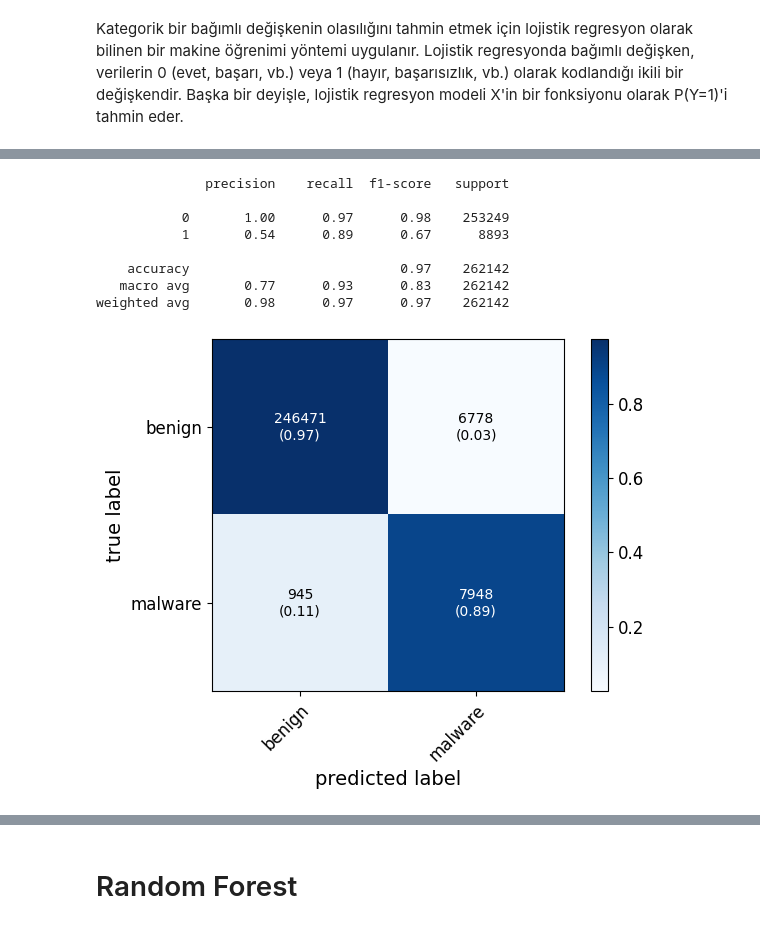
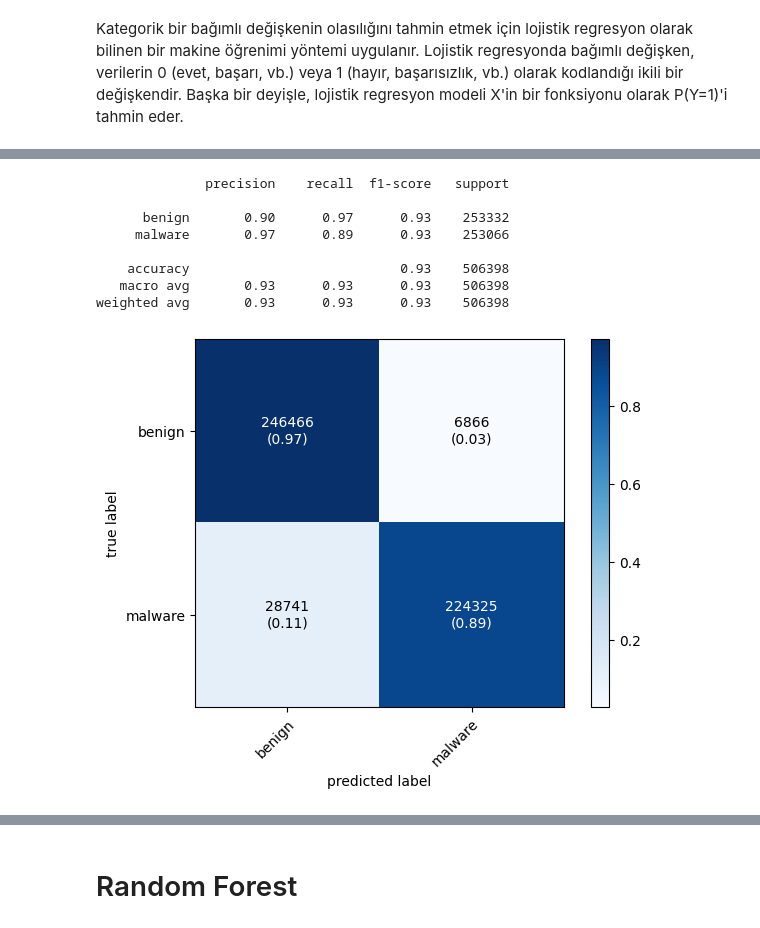
Before and after one commit to thealper2/AISECLAB-cyber-inspector, a Jupyter notebook: website/notebooks/notebook.ipynb, the cells around one changed output, grey strips where cells are left out. Cells and saved outputs as stored; diff of their text form; code cells hidden in the pictures.

```diff
--- a/website/notebooks/notebook.ipynb
+++ b/website/notebooks/notebook.ipynb
@@ -832 +843,4 @@ X_test_scaled = ss.transform(X_test)
+# %%
+ss = StandardScaler()
+X_scaled = ss.fit_transform(X_res)
 # %%
@@ -834,3 +848,5 @@ pickle.dump(ss, open("../models/ss.pkl", "wb"))
+# %%
+X_train, X_test, y_train, y_test = train_test_split(X_scaled, y_res, test_size=0.2, random_state=42)
 # %% [markdown]
 ### Sınıflandırma Metrikleri
 
@@ -887,7 +896,7 @@ warnings.filterwarnings("ignore", category=ConvergenceWarning)
 # %%
 logreg = LogisticRegression()
 start = time.time()
-logreg.fit(X_train_scaled, y_res)
+logreg.fit(X_train, y_train)
 end = time.time()
 logreg_time = end - start
 print("Logistic Regression Train Time:", logreg_time)
@@ -904,8 +913,9 @@ Logistic Regression Cross-Validation Accuracy Scores:
 # %%
-logreg_pred_train = logreg.predict(X_train_scaled)
-logreg_pred_test = logreg.predict(X_test_scaled)
+logreg_pred_train = logreg.predict(X_train)
+logreg_pred_test = logreg.predict(X_test)
+logreg_test_proba = logreg.predict_proba(X_test)
 
-logreg_train_score = accuracy_score(logreg_pred_train, y_res)
+logreg_train_score = accuracy_score(logreg_pred_train, y_train)
 logreg_test_score = accuracy_score(logreg_pred_test, y_test)
 print("Logistic Regression Train Score:", logreg_train_score)
 print("Logistic Regression Test Score:", logreg_test_score)
@@ -930,18 +940,18 @@ Logistic Regression Accuracy Score: 0.9705388682469807
 # %%
-print(classification_report(y_test, logreg_pred_test))
+print(classification_report(y_test, logreg_pred_test, target_names=["benign", "malware"]))
 # %% [output]
               precision    recall  f1-score   support
 
-           0       1.00      0.97      0.98    253249
-           1       0.54      0.89      0.67      8893
+      benign       0.90      0.97      0.93    253332
+     malware       0.97      0.89      0.93    253066
 
-    accuracy                           0.97    262142
-   macro avg       0.77      0.93      0.83    262142
-weighted avg       0.98      0.97      0.97    262142
+    accuracy                           0.93    506398
+   macro avg       0.93      0.93      0.93    506398
+weighted avg       0.93      0.93      0.93    506398
 # %%
-cm = confusion_matrix(y_test, y_pred)
-fig, ax = plot_confusion_matrix(conf_mat=cm, show_absolute=True, show_normed=True, colorbar=True, class_names=["benign", "malware"])
+logreg_cm = confusion_matrix(y_test, logreg_pred_test)
+fig, ax = plot_confusion_matrix(conf_mat=logreg_cm, show_absolute=True, show_normed=True, colorbar=True, class_names=["benign", "malware"])
 save_fig("logistic_regression_pred_test_confusion_matrix")
 plt.show()
 # %% [output]
-[figure, old version]
+[figure, new version]
```
Also changed, not shown: parts of 109 cells of this notebook.
